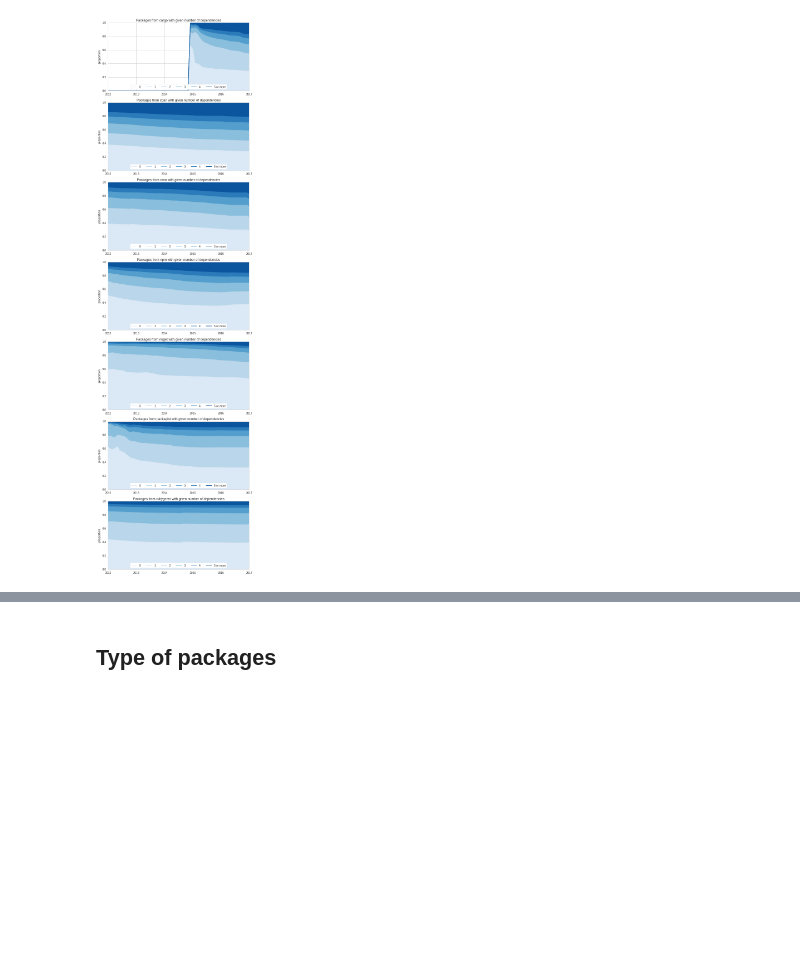
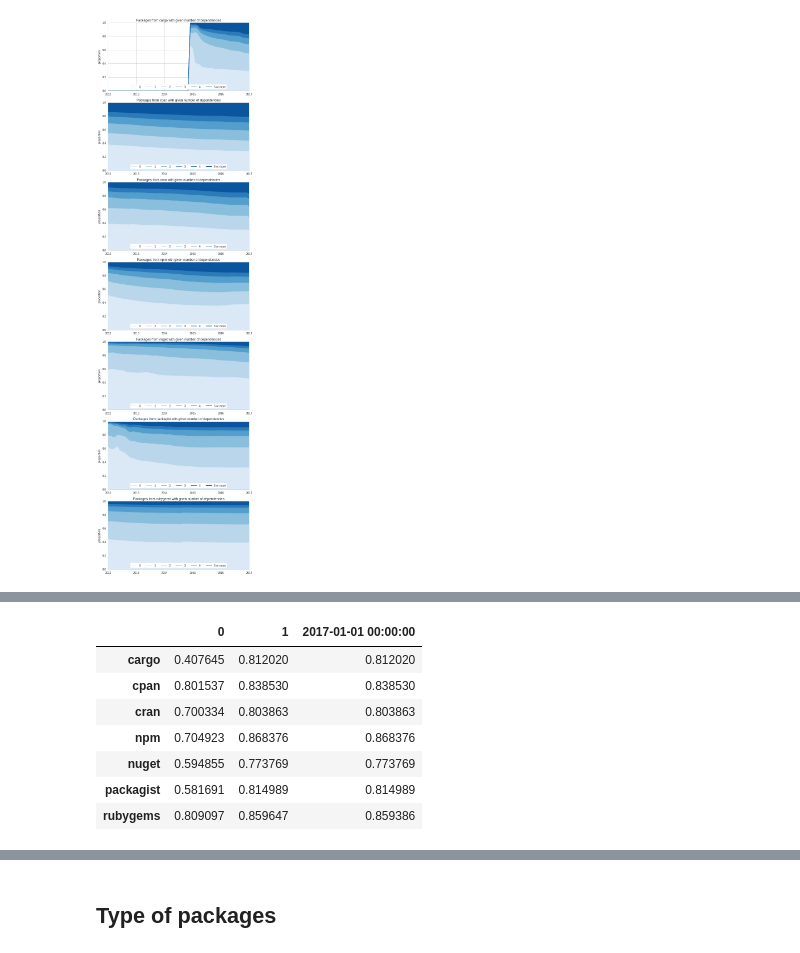
Before and after one commit to AlexandreDecan/ecos-emse, a Jupyter notebook: notebooks/Graphs metrics.ipynb, the cells around one changed output, grey strips where cells are left out. Cells and saved outputs as stored; diff of their text form; code cells hidden in the pictures; blank space fills up the shorter version.

```diff
--- a/notebooks/Graphs metrics.ipynb
+++ b/notebooks/Graphs metrics.ipynb
@@ -453,0 +546,11 @@ savefig(figure, 'graph_proportion_packages_with_number_of_dependencies')
+# %%
+pandas.concat([data_temp.min(), data_temp.max(), data_temp.iloc[-1]], axis=1)
+# %% [output]
+|  | 0 | 1 | 2017-01-01 00:00:00 |
+| cargo | 0.407645 | 0.812020 | 0.812020 |
+| cpan | 0.801537 | 0.838530 | 0.838530 |
+| cran | 0.700334 | 0.803863 | 0.803863 |
+| npm | 0.704923 | 0.868376 | 0.868376 |
+| nuget | 0.594855 | 0.773769 | 0.773769 |
+| packagist | 0.581691 | 0.814989 | 0.814989 |
+| rubygems | 0.809097 | 0.859647 | 0.859386 |
```
Also changed, not shown: parts of 6 cells of this notebook, 4 other files.
